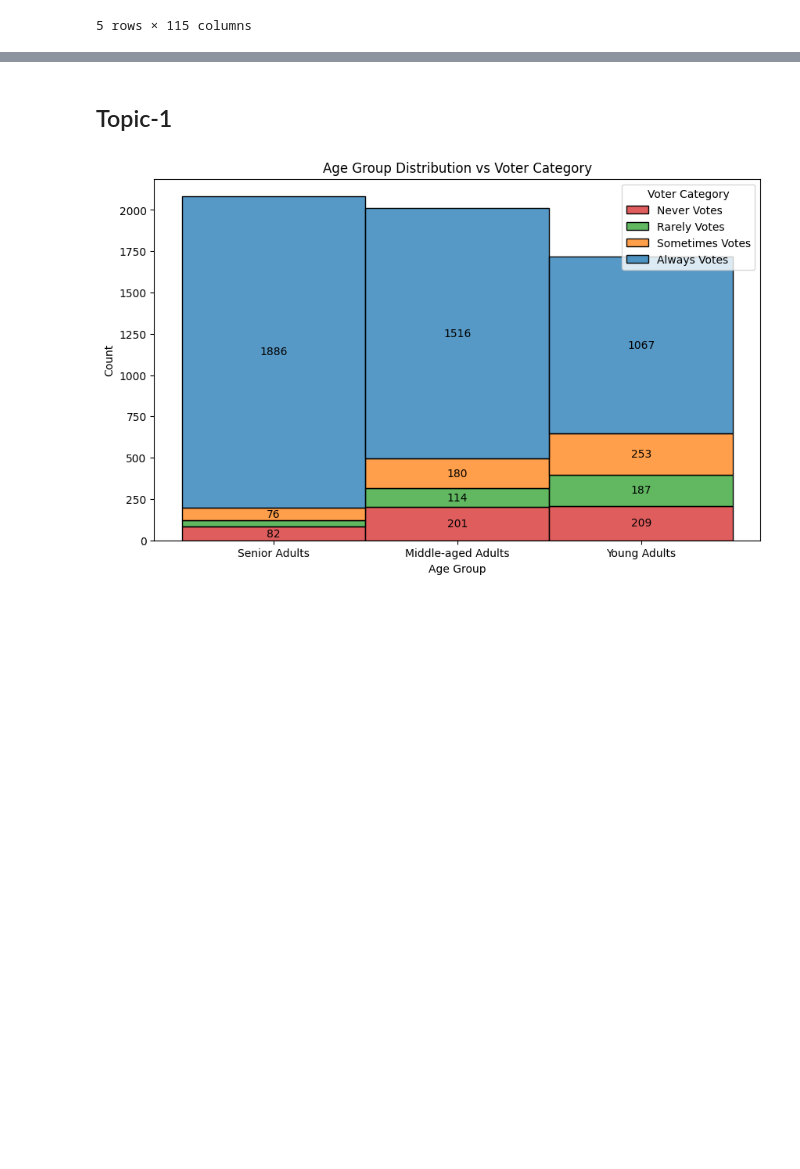
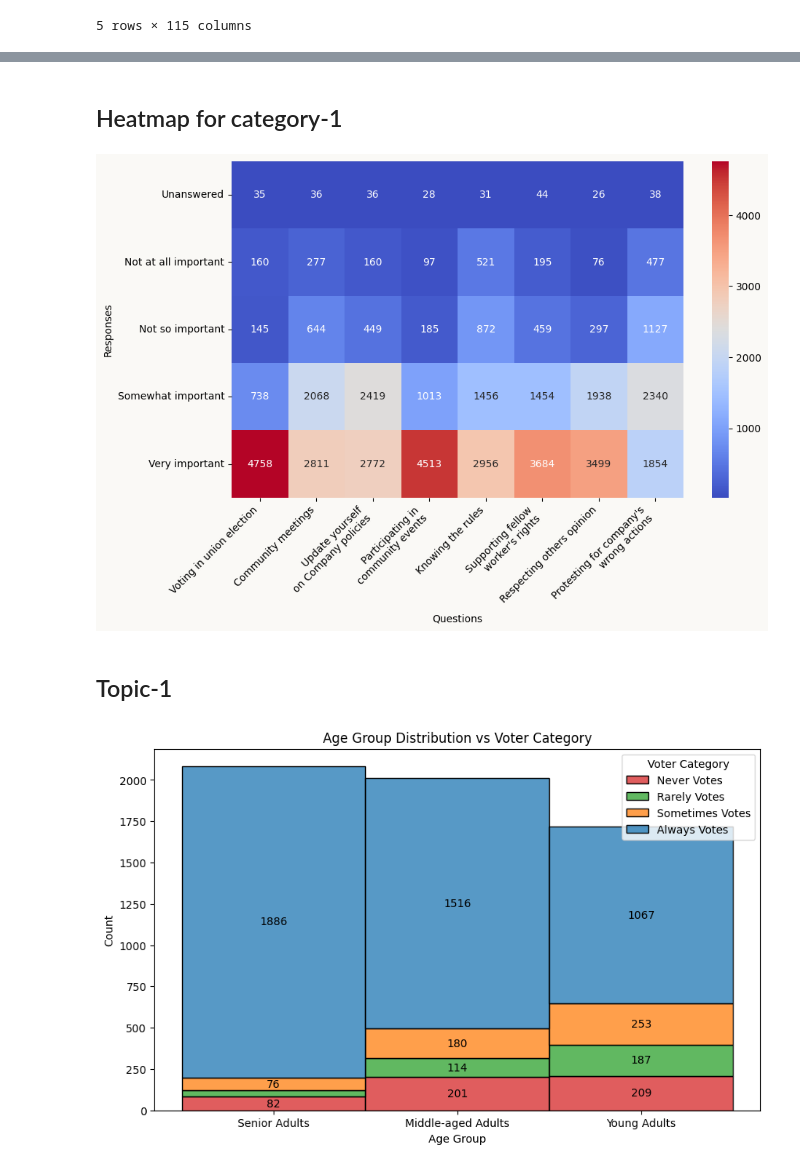
Before and after one commit to Kaustav-Goswami9/Data-Viz, a Jupyter notebook: Final Submission/Final_notebook.ipynb, the cells around one changed output, grey strips where cells are left out. Drawn from its saved outputs; the diff is of its cells as text; code cells hidden in the pictures; blank space fills up the shorter version.

```diff
--- a/Final Submission/Final_notebook.ipynb
+++ b/Final Submission/Final_notebook.ipynb
@@ -271,3 +284,37 @@ data.head()
+# %% [markdown]
+## Heatmap for category-1
+# %%
+data = pd.read_csv('no_encoding_data.csv')
+
+# plot heatmap for Q2_1 to Q2_10 columns
+q2_columns = ['Q2_1', 'Q2_2', 'Q2_3', 'Q2_5', 'Q2_6', 'Q2_7', 'Q2_8', 'Q2_10']
+
+
+# Replace -1 with a meaningful label in the data
+data[q2_columns] = data[q2_columns].replace('-1', 'Unanswered')
+
+pivot_table = data[q2_columns].apply(pd.Series.value_counts).fillna(0)
+
+pivot_table = pivot_table.reindex(['Unanswered', 'Not at all important', 'Not so important',
+                                   'Somewhat important', 'Very important'])
+
+temp = data[data[q2_columns] != -1]
+plt.figure(figsize=(10, 6))
+sns_heatmap = sns.heatmap(pivot_table, annot=True, fmt='g', cmap='coolwarm')
+# Set the background color
+plt.gcf().set_facecolor('#faf9f6')  # Set the figure background color
+sns_heatmap.set_facecolor('#faf9f6')  # Set the axes background color
+
+plt.xlabel('Questions')
+plt.ylabel('Responses')
+# Set the x-axis labels
+heatmap = sns_heatmap.set_xticklabels(['Voting in union election', 'Community meetings', 'Update yourself\non Company policies',
+                                       'Participating in\ncommunity events', 'Knowing the rules',
+                                       "Supporting fellow\nworker's rights", 'Respecting others opinion',
+                                       "Protesting for company's\nwrong actions"],
+                                      rotation=45, ha='right')
+# %% [output]
+[figure, added]
 # %% [markdown]
 ## Topic-1
 # %%
```
Also changed, not shown: parts of 5 cells of this notebook.
